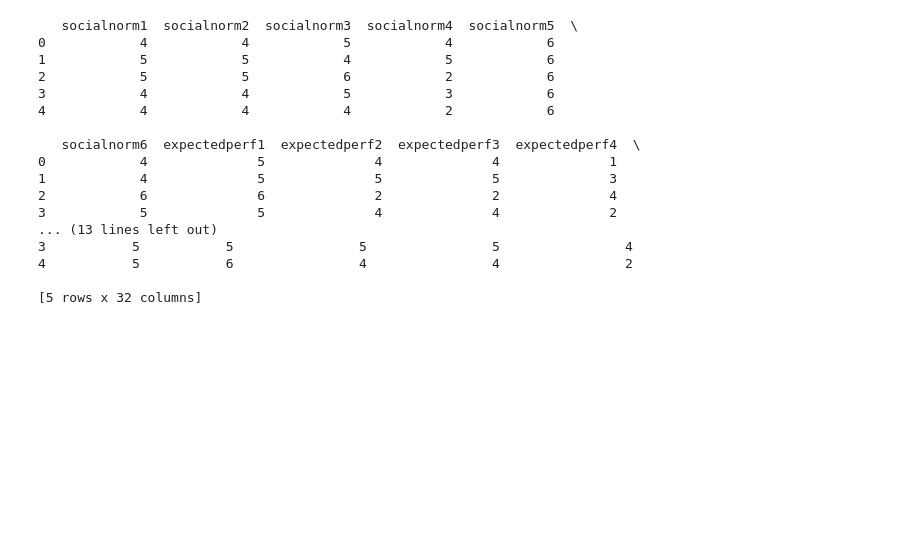
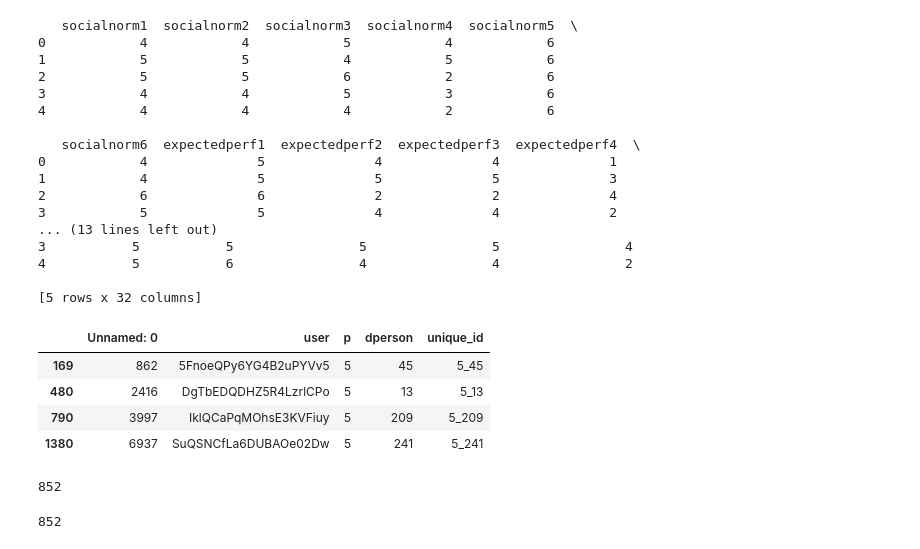
Before and after one commit to s-t-lab/smartproject-micromobility, a Jupyter notebook: FactorScores.ipynb, the cells around one changed output. Cells and saved outputs as stored; diff of their text form; code cells hidden in the pictures; blank space fills up the shorter version.

Commit message:
Merge on unique ID

```diff
--- a/FactorScores.ipynb
+++ b/FactorScores.ipynb
@@ -158 +182,14 @@ micro_pool_socio = pd.read_csv('Data/micro_pool_socio_bio2up.csv')
+# %%
+micro_pool['unique_id'] = micro_pool['p'].astype(str) + '_' + micro_pool['dperson'].astype(str)
+scoot_user_id['unique_id'] = scoot_user_id['p'].astype(str) + '_' + scoot_user_id['dperson'].astype(str)
+# %%
+pd.set_option('display.max_columns', None)
+# micro_pool_socio[(micro_pool_socio['p'] == 5)]
+scoot_user_id[(scoot_user_id['p'] == 5)]
+# %% [output]
+|  | Unnamed: 0 | user | p | dperson | unique_id |
+| 169 | 862 | 5FnoeQPy6YG4B2uPYVv5 | 5 | 45 | 5_45 |
+| 480 | 2416 | DgTbEDQDHZ5R4LzrlCPo | 5 | 13 | 5_13 |
+| 790 | 3997 | IklQCaPqMOhsE3KVFiuy | 5 | 209 | 5_209 |
+| 1380 | 6937 | SuQSNCfLa6DUBAOe02Dw | 5 | 241 | 5_241 |
 # %%
@@ -220,4 +256,16 @@ micro_pool_socio['scooter_av'] == 1) & (
 )))
 
 micro_0_to_5 = micro_pool_socio.loc[micro0to5]
+# %%
+# merge psych_vars and micro_pool_socio using inner join, thus dropping any users who did not answer psychometric questions
+combined_psych = pd.merge(micro_0_to_5, psych_vars_with_factors, on='user', )
+
+# get count of unique users
+combined_psych['user'].nunique()
+# %% [output]
+852
+# %%
+combined_psych['who'].nunique()
+# %% [output]
+852
 # %%
```
Also changed, not shown: parts of 8 cells of this notebook.
